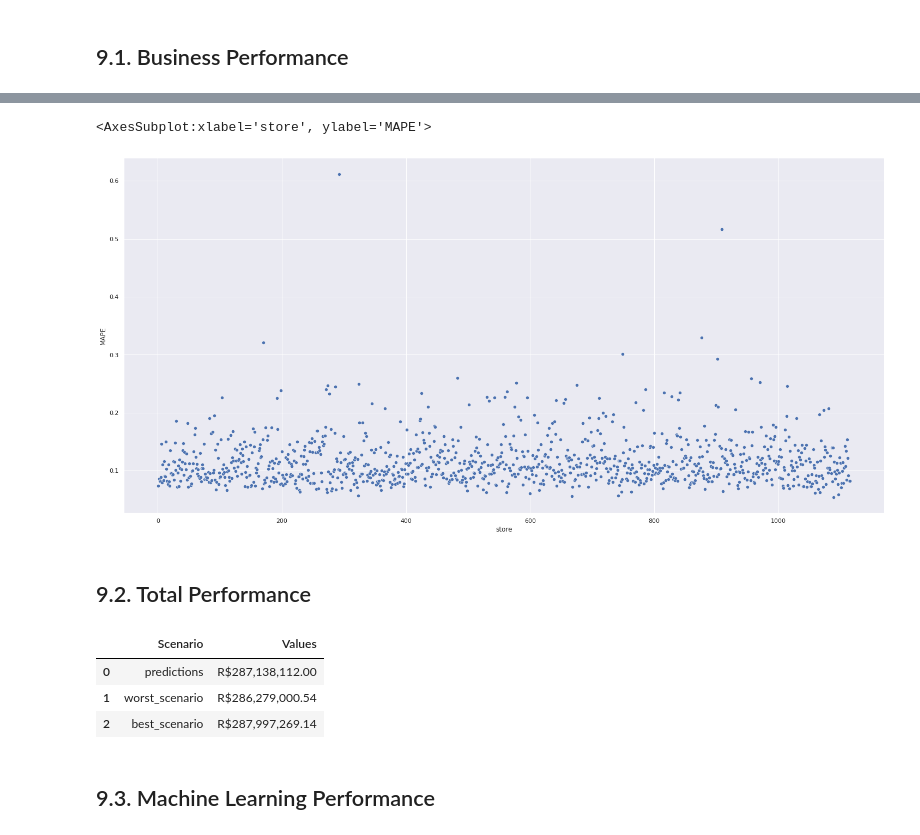
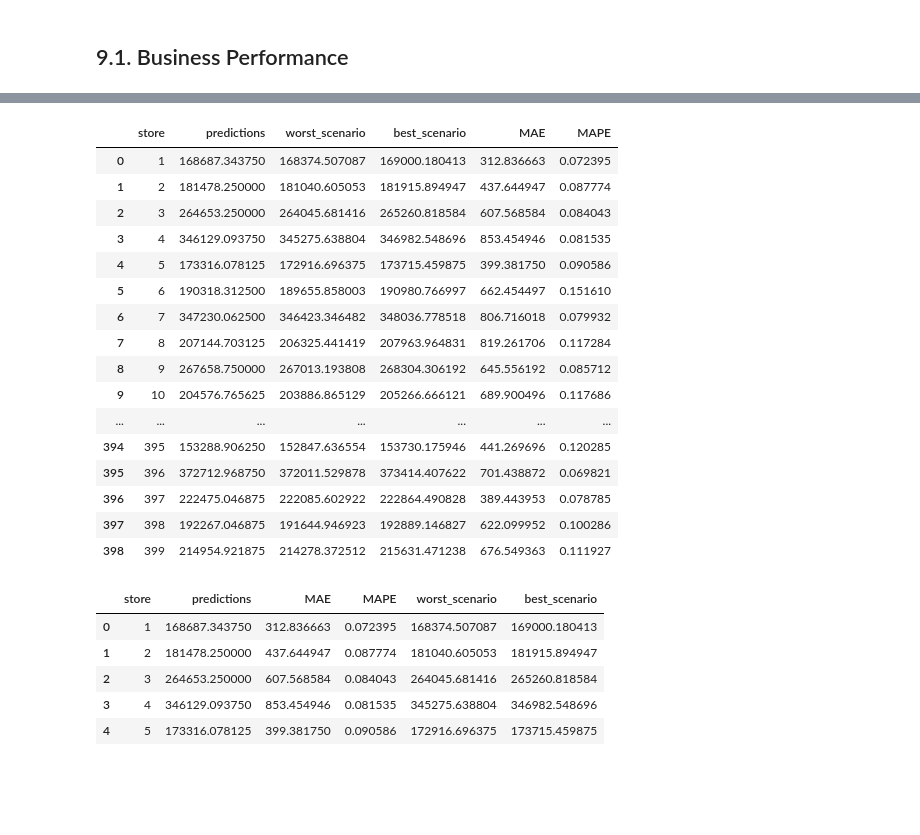
Before and after one commit to daniazevedo7/DataScience_Em_Producao, a Jupyter notebook: proj_m09_v01_store_sales_prediction.ipynb, the cells around one changed output, grey strips where cells are left out. Drawn from its saved outputs; the diff is of its cells as text; code cells hidden in the pictures; blank space fills up the shorter version.

```diff
--- a/proj_m09_v01_store_sales_prediction.ipynb
+++ b/proj_m09_v01_store_sales_prediction.ipynb
@@ -1239,18 +1207,45 @@ df92.sort_values('MAPE', ascending=False).head()
-# %%
-sns.scatterplot(x='store', y='MAPE', data=df92)
-# %% [output]
-<AxesSubplot:xlabel='store', ylabel='MAPE'>
-[figure, removed]
-# %% [markdown]
-## 9.2. Total Performance
-# %%
-df93 = df92[['predictions', 'worst_scenario', 'best_scenario']].apply(lambda x: np.sum(x), axis=0).reset_index().rename(columns = {'index': 'Scenario', 0:'Values'})
-df93['Values'] = df93['Values'].map('R${:,.2f}'.format)
-df93
-# %% [output]
-|  | Scenario | Values |
-| 0 | predictions | R$287,138,112.00 |
-| 1 | worst_scenario | R$286,279,000.54 |
-| 2 | best_scenario | R$287,997,269.14 |
-# %% [markdown]
-## 9.3. Machine Learning Performance
+# %%
+#sum of predictions
+df91 = df9[['store', 'predictions']].groupby('store').sum().reset_index()
+
+#MAE and MAPE
+df9_aux1 = df9[['store', 'sales', 'predictions']].groupby('store').apply(lambda x: mean_absolute_error(x['sales'], x['predictions'])).reset_index().rename(columns={0:'MAE'})
+df9_aux2 = df9[['store', 'sales', 'predictions']].groupby('store').apply(lambda x: mean_absolute_percentage_error(x['sales'], x['predictions'])).reset_index().rename(columns={0:'MAPE'})
+
+# Merge
+df9_aux3 = pd.merge(df9_aux1, df9_aux2, how='inner', on='store')
+df92 = pd.merge(df91, df9_aux3, how='inner', on='store')
+''
+# Scenarios
+df92['worst_scenario'] = df92['predictions'] - df92['MAE']
+df92['best_scenario'] = df92['predictions'] + df92['MAE']
+
+# Order columns
+df92[['store', 'predictions', 'worst_scenario', 'best_scenario', 'MAE', 'MAPE']]
+# %% [output]
+|  | store | predictions | worst_scenario | best_scenario | MAE | MAPE |
+| 0 | 1 | 168687.343750 | 168374.507087 | 169000.180413 | 312.836663 | 0.072395 |
+| 1 | 2 | 181478.250000 | 181040.605053 | 181915.894947 | 437.644947 | 0.087774 |
+| 2 | 3 | 264653.250000 | 264045.681416 | 265260.818584 | 607.568584 | 0.084043 |
+| 3 | 4 | 346129.093750 | 345275.638804 | 346982.548696 | 853.454946 | 0.081535 |
+| 4 | 5 | 173316.078125 | 172916.696375 | 173715.459875 | 399.381750 | 0.090586 |
+| 5 | 6 | 190318.312500 | 189655.858003 | 190980.766997 | 662.454497 | 0.151610 |
+| 6 | 7 | 347230.062500 | 346423.346482 | 348036.778518 | 806.716018 | 0.079932 |
+| 7 | 8 | 207144.703125 | 206325.441419 | 207963.964831 | 819.261706 | 0.117284 |
+| 8 | 9 | 267658.750000 | 267013.193808 | 268304.306192 | 645.556192 | 0.085712 |
+| 9 | 10 | 204576.765625 | 203886.865129 | 205266.666121 | 689.900496 | 0.117686 |
+| ... | ... | ... | ... | ... | ... | ... |
+| 394 | 395 | 153288.906250 | 152847.636554 | 153730.175946 | 441.269696 | 0.120285 |
+| 395 | 396 | 372712.968750 | 372011.529878 | 373414.407622 | 701.438872 | 0.069821 |
+| 396 | 397 | 222475.046875 | 222085.602922 | 222864.490828 | 389.443953 | 0.078785 |
+| 397 | 398 | 192267.046875 | 191644.946923 | 192889.146827 | 622.099952 | 0.100286 |
+| 398 | 399 | 214954.921875 | 214278.372512 | 215631.471238 | 676.549363 | 0.111927 |
+# %%
+df92.head()
+# %% [output]
+|  | store | predictions | MAE | MAPE | worst_scenario | best_scenario |
+| 0 | 1 | 168687.343750 | 312.836663 | 0.072395 | 168374.507087 | 169000.180413 |
+| 1 | 2 | 181478.250000 | 437.644947 | 0.087774 | 181040.605053 | 181915.894947 |
+| 2 | 3 | 264653.250000 | 607.568584 | 0.084043 | 264045.681416 | 265260.818584 |
+| 3 | 4 | 346129.093750 | 853.454946 | 0.081535 | 345275.638804 | 346982.548696 |
+| 4 | 5 | 173316.078125 | 399.381750 | 0.090586 | 172916.696375 | 173715.459875 |
```
Also changed, not shown: parts of 23 cells of this notebook.
